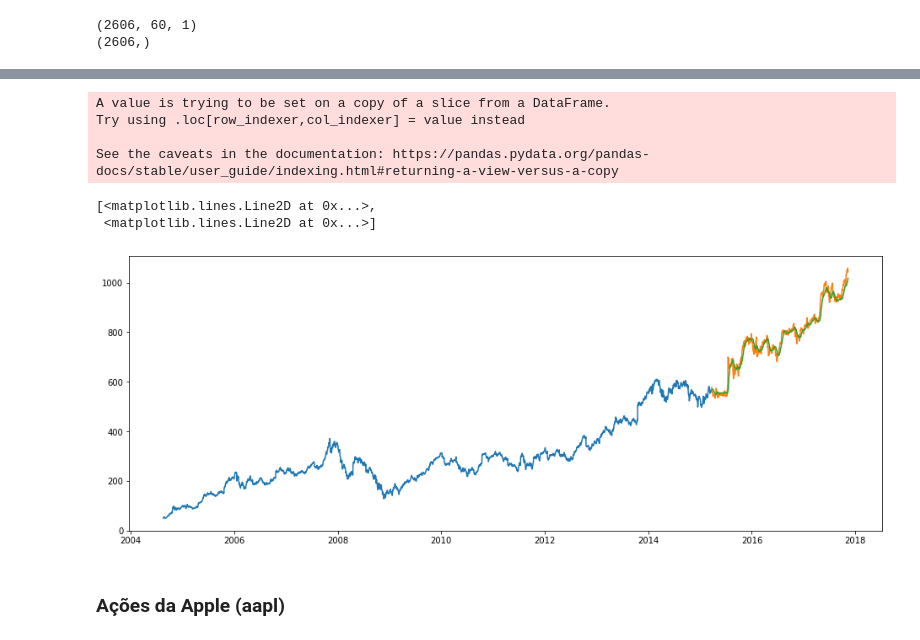
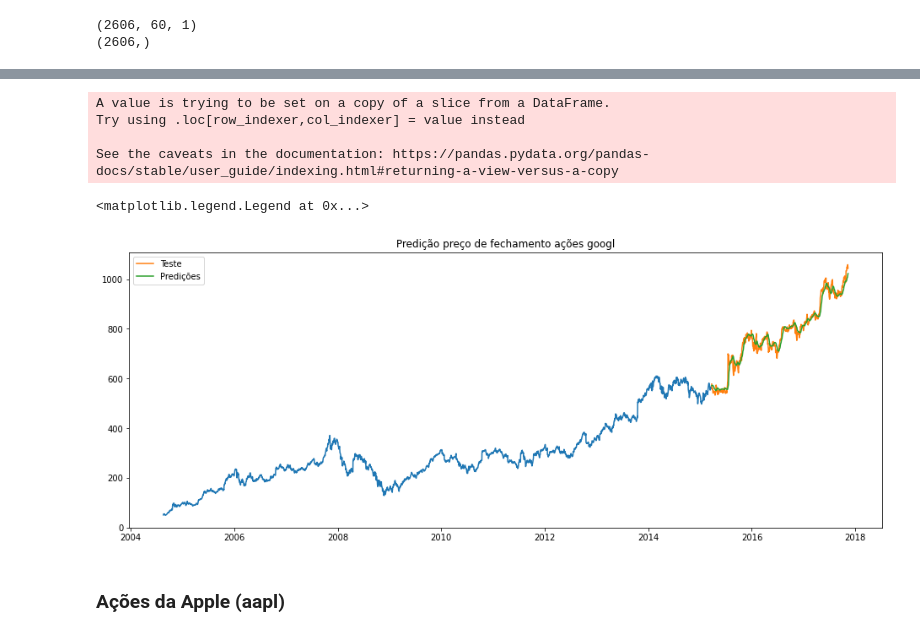
Before and after one commit to andreluraz/desafio_murano, a Jupyter notebook: questoes_desafio_murano.ipynb, the cells around one changed output, grey strips where cells are left out. Drawn from its saved outputs; the diff is of its cells as text; code cells hidden in the pictures.

```diff
--- a/questoes_desafio_murano.ipynb
+++ b/questoes_desafio_murano.ipynb
@@ -1126,24 +1218,26 @@ close_googl = scaler_googl.inverse_transform(close_googl)
 # %%
 # Plotar grafico
 
 #dataframe com os dados de treino e teste
 curva_treino_googl = data_googl[0:train_data_len_googl]
 curva_teste_googl = data_googl[train_data_len_googl:len(data_googl)]
 curva_teste_googl['Predictions'] = close_googl
 
 #plotando gráfico comparando os resultados da predição e os dados reais
 #o resultado da predição é a curva de cor verde
 plt.figure(figsize = (16,6))
-plt.plot(curva_treino_googl['Close'])
-plt.plot(curva_teste_googl[['Close','Predictions']])
+plt.title('Predição preço de fechamento ações googl')
+plt.plot(curva_treino_googl['Close'], label = '')
+plt.plot(curva_teste_googl[['Close']], label = 'Teste')
+plt.plot(curva_teste_googl[['Predictions']], label = 'Predições')
+plt.legend()
 # %% [output]
 A value is trying to be set on a copy of a slice from a DataFrame.
 Try using .loc[row_indexer,col_indexer] = value instead
 
 See the caveats in the documentation: https://pandas.pydata.org/pandas-docs/stable/user_guide/indexing.html#returning-a-view-versus-a-copy
-[<matplotlib.lines.Line2D at 0x...>,
- <matplotlib.lines.Line2D at 0x...>]
+<matplotlib.legend.Legend at 0x...>
-[figure, old version]
+[figure, new version]
 # %% [markdown]
 ### Ações da Apple (aapl)
 # %%
```
Also changed, not shown: parts of 43 cells of this notebook.
